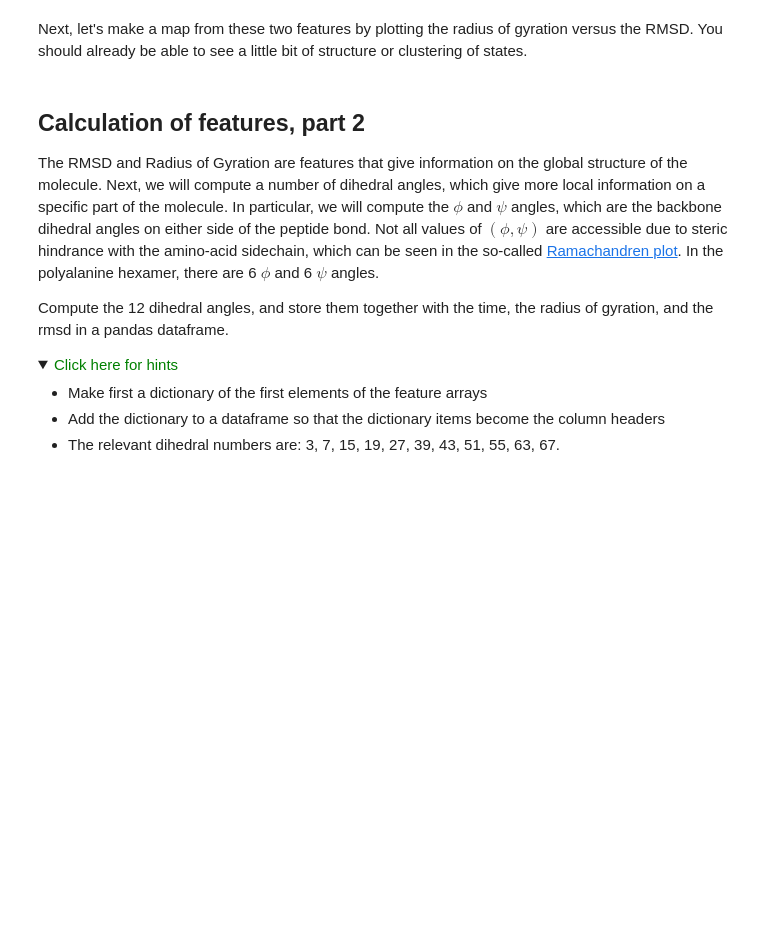
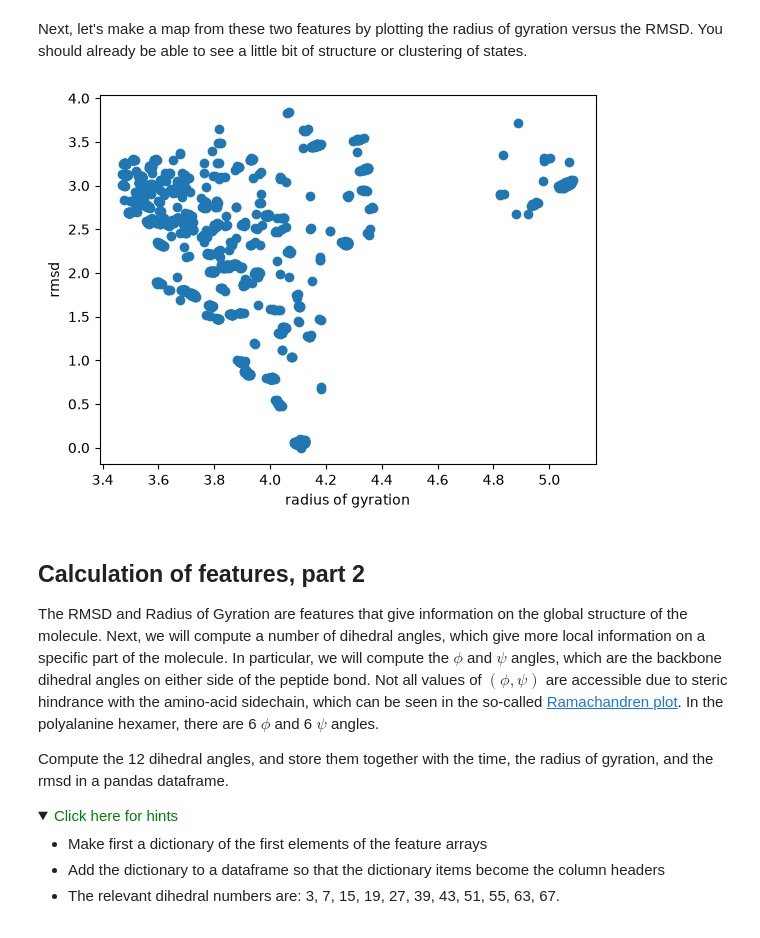
Before and after one commit to pedroazara/dinamica-molecular, a Jupyter notebook: notebooks/01_exercicio_molsim.ipynb, the cells around one changed output. Drawn from its saved outputs; the diff is of its cells as text; code cells hidden in the pictures; folded sections open; blank space fills up the shorter version.

```diff
--- a/notebooks/01_exercicio_molsim.ipynb
+++ b/notebooks/01_exercicio_molsim.ipynb
@@ -109,7 +124,9 @@ nframes = len(u.trajectory)
 frame = np.zeros(nframes)
 radgyr = np.zeros(nframes)
 # ======== start your code here ===================================
-
+for ts in u.trajectory:
+    frame[ts.frame] = ts.frame
+    radgyr[ts.frame] = molecule.radius_of_gyration()
 
 # ======== end your code here ===================================
 # %% [markdown]
@@ -152,10 +175,16 @@ Next, let's make a map from these two features by plotting the radius of gyratio
 # %%
 # Plot RMSD versus the radius of gyration
 # ======== start your code here ===================================
 
-
+plt.figure()
+plt.plot(radgyr,rmsd,"o")
+plt.xlabel("radius of gyration")
+plt.ylabel("rmsd")
+plt.show()
 
 # ======== end your code here ===================================
+# %% [output]
+[figure, added]
 # %% [markdown]
 ## Calculation of features, part 2
 
```
Also changed, not shown: parts of 7 cells of this notebook, 1 other file.
